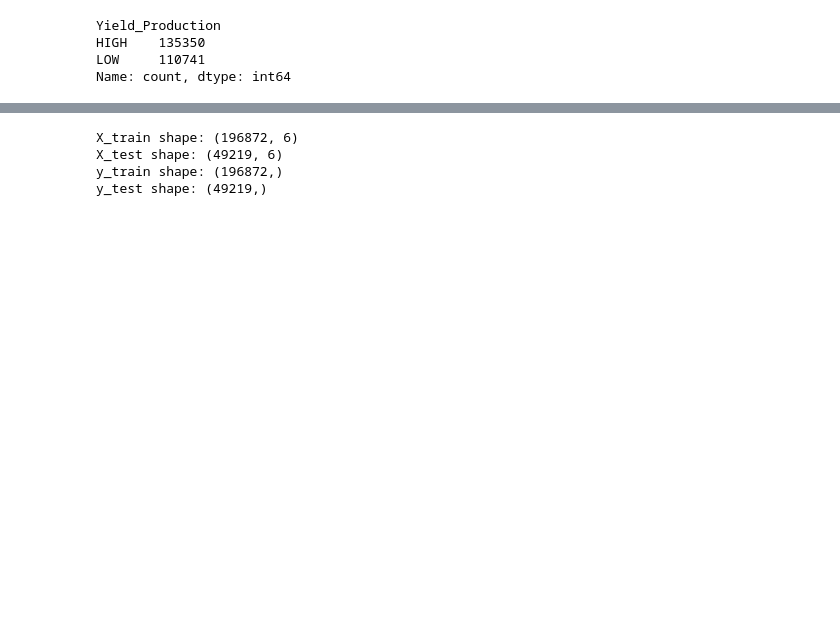
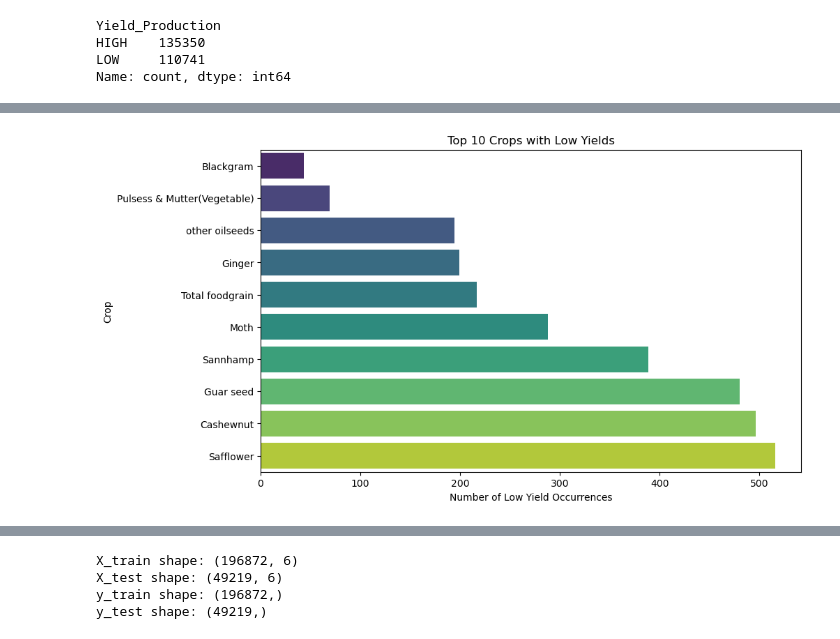
Before and after one commit to Austin-Murunga/Phase-3-Project-, a Jupyter notebook: index.ipynb, the cells around one changed output, grey strips where cells are left out. Saved outputs shown, nothing was run; the diff lists cells and outputs as text; code cells hidden in the pictures; blank space fills up the shorter version.

```diff
--- a/index.ipynb
+++ b/index.ipynb
@@ -179,0 +389,16 @@ Name: count, dtype: int64
+# %%
+# Filter for crops with high yields
+high_yield_crops = data_eda[data_eda['Yield_Production'] == 'HIGH']
+
+# Count the occurrences of each crop
+crop_counts = high_yield_crops['Crop'].value_counts(ascending=True).head(10)
+
+# Plotting the top 10 crops with low yields
+plt.figure(figsize=(10, 6))
+sns.barplot(x=crop_counts.values, y=crop_counts.index, palette='viridis')
+plt.title('Top 10 Crops with Low Yields')
+plt.xlabel('Number of Low Yield Occurrences')
+plt.ylabel('Crop')
+plt.show()
+# %% [output]
+[figure, added]
```
Also changed, not shown: parts of 26 cells of this notebook.
